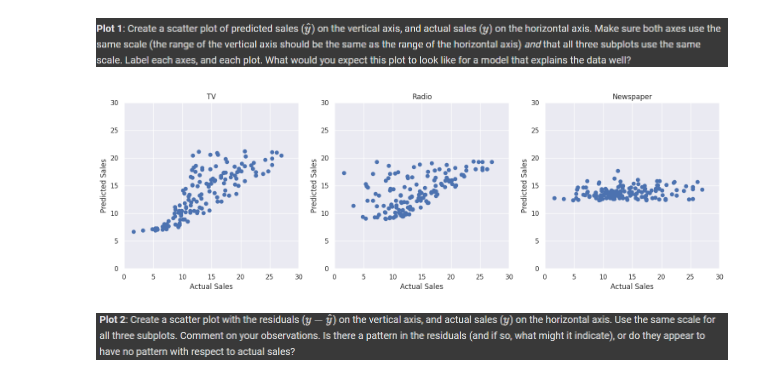
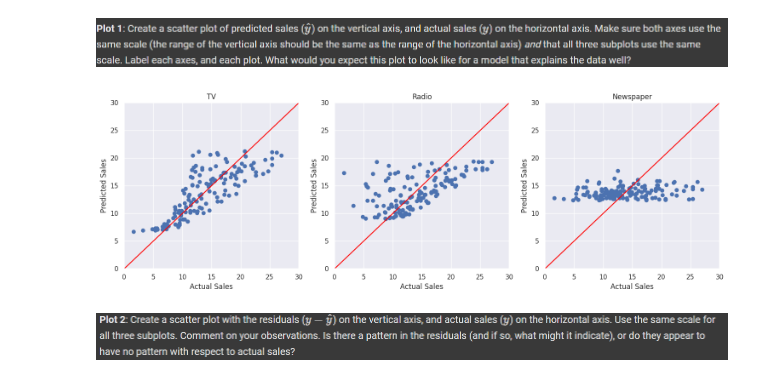
Before and after one commit to ZoeMcFife/5AHITM, a Jupyter notebook: INSY/Colab/#2024-11-28#/linear-regression.ipynb, the cells around one changed output. Cells and saved outputs as stored; diff of their text form; code cells hidden in the pictures.

```diff
--- a/INSY/Colab/#2024-11-28#/linear-regression.ipynb
+++ b/INSY/Colab/#2024-11-28#/linear-regression.ipynb
@@ -250,31 +250,32 @@ Note that in general, to earn full credit, plots must:
 # %%
 fig, axes = plt.subplots(nrows=1, ncols=3, figsize=(15, 5))
 
 def plot_predicted_vs_actual(ax, y_true, y_pred, title):
-    #min_val = min(min(y_true), min(y_pred - y_true)) - 2
-    #max_val = max(max(y_true), max(y_pred - y_true)) + 2
     min_val = 0
     max_val = 30
 
     ax.scatter(y_true, y_pred)
-    #ax.plot([min_val, max_val], [min_val, max_val], color='red')
+    ax.plot([min_val, max_val], [min_val, max_val], color='red')
     ax.set_xlabel("Actual Sales")
     ax.set_ylabel("Predicted Sales")
     ax.set_title(title)
     ax.set_xlim(min_val, max_val)
     ax.set_ylim(min_val, max_val)
 
 
 plot_predicted_vs_actual(axes[0], train['sales'], y_pred_tr_tv, "TV")
 plot_predicted_vs_actual(axes[1], train['sales'], y_pred_tr_radio, "Radio")
 plot_predicted_vs_actual(axes[2], train['sales'], y_pred_tr_news, "Newspaper")
 
 plt.tight_layout()
 plt.show()
 
-# For a model that explains the data well, data points will cluster tightly around the prediction
+# A linear model that explains hte data well,
+# should form a linear graph
+# where x = y
+# The red graph represents this "perfect" graph
 # %% [output]
-[figure, old version]
+[figure, new version]
 # %% [markdown]
 ![image.png](embedded-picture-1)
 # %%
```
